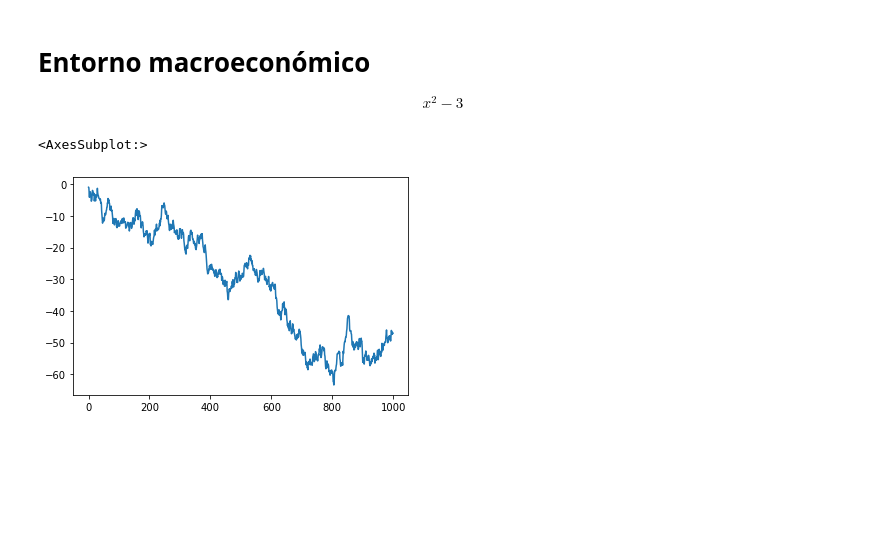
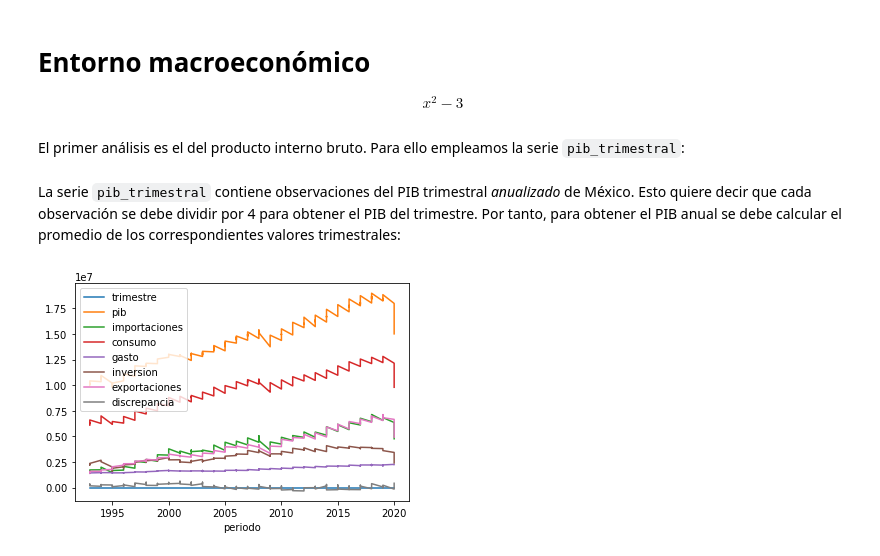
Before and after one commit to r-leo/macro-mexico, a Jupyter notebook: prueba.ipynb, the cells around one changed output. Saved outputs shown, nothing was run; the diff lists cells and outputs as text; code cells hidden in the pictures; blank space fills up the shorter version.

```diff
--- a/prueba.ipynb
+++ b/prueba.ipynb
@@ -1,15 +1,3 @@
 # %% [markdown]
 # Entorno macroeconómico
 $$x^2 - 3$$
-# %%
-import pandas as pd
-import numpy as np
-
-pib = pd.read_excel('pib.xlsx', engine = 'openpyxl')
-# %%
-ts = pd.Series(np.random.randn(1000), index = range(0,1000))
-ts = ts.cumsum()
-ts.plot()
-# %% [output]
-<AxesSubplot:>
-[figure, removed]
@@ -15,0 +10,2 @@ ts.plot()
+# %% [markdown]
+El primer análisis es el del producto interno bruto. Para ello empleamos la serie `pib_trimestral`:
@@ -15,0 +15,6 @@ ts.plot()
+# %% [markdown]
+La serie `pib_trimestral` contiene observaciones del PIB trimestral *anualizado* de México. Esto quiere decir que cada observación se debe dividir por 4 para obtener el PIB del trimestre. Por tanto, para obtener el PIB anual se debe calcular el promedio de los correspondientes valores trimestrales:
+# %%
+grafico = pib.plot(x = 'periodo')
+# %% [output]
+[figure, added]
```
Also changed, not shown: parts of 2 cells of this notebook.
